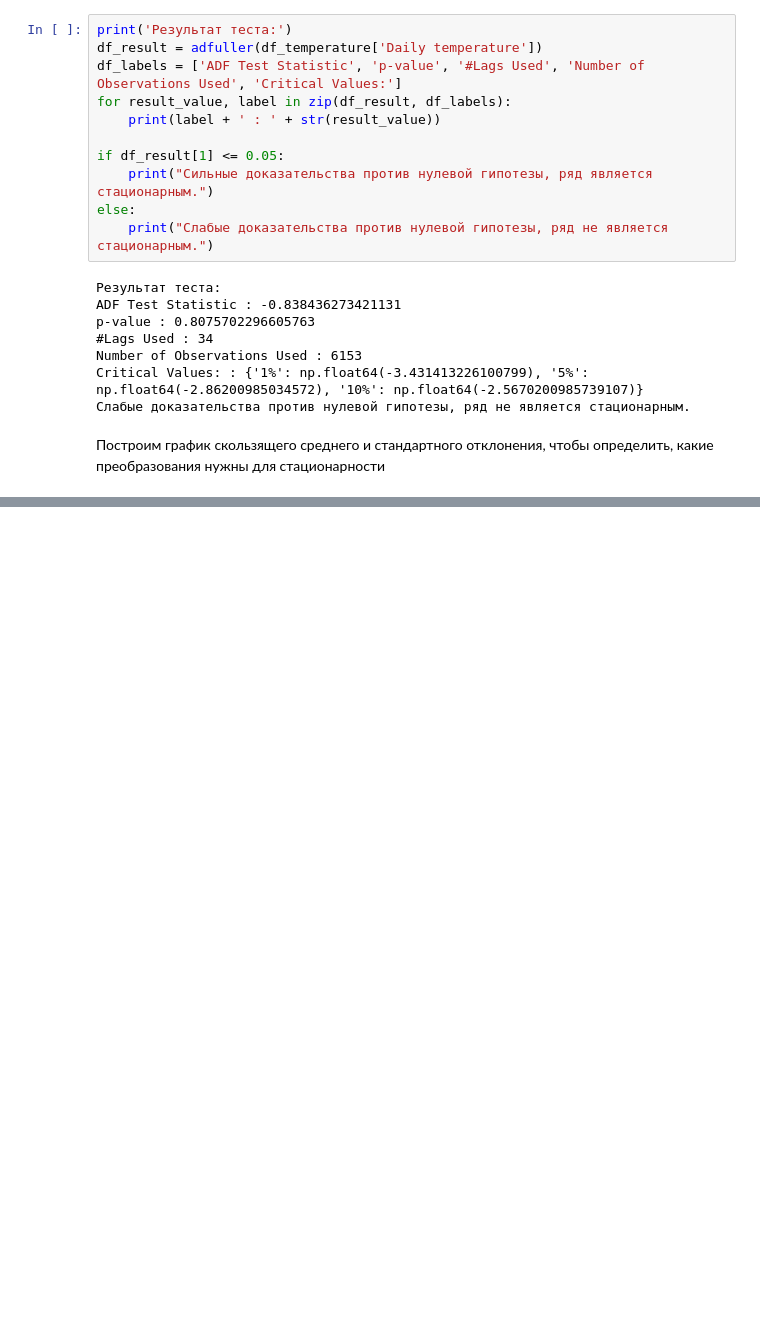
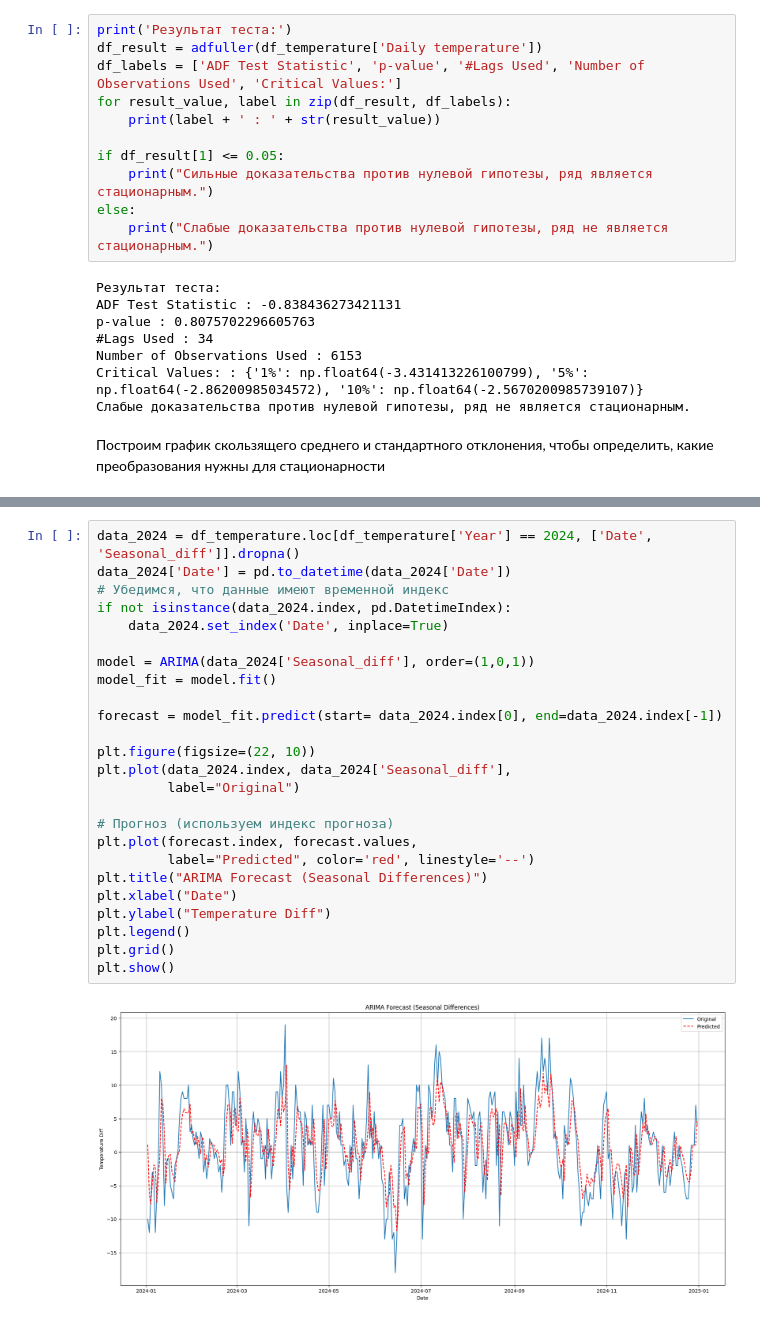
Before and after one commit to RevivedPhoenix/weather_prediction, a Jupyter notebook: prediction.ipynb, the cells around one changed output, grey strips where cells are left out. Saved outputs shown, nothing was run; the diff lists cells and outputs as text; blank space fills up the shorter version.

Commit message:
Prediction version 1.0

```diff
--- a/prediction.ipynb
+++ b/prediction.ipynb
@@ -176,0 +253,27 @@ plt.show()
+# %%
+data_2024 = df_temperature.loc[df_temperature['Year'] == 2024, ['Date', 'Seasonal_diff']].dropna()
+data_2024['Date'] = pd.to_datetime(data_2024['Date'])
+# Убедимся, что данные имеют временной индекс
+if not isinstance(data_2024.index, pd.DatetimeIndex):
+    data_2024.set_index('Date', inplace=True)
+
+model = ARIMA(data_2024['Seasonal_diff'], order=(1,0,1))
+model_fit = model.fit()
+
+forecast = model_fit.predict(start= data_2024.index[0], end=data_2024.index[-1])
+
+plt.figure(figsize=(22, 10))
+plt.plot(data_2024.index, data_2024['Seasonal_diff'],
+         label="Original")
+
+# Прогноз (используем индекс прогноза)
+plt.plot(forecast.index, forecast.values,
+         label="Predicted", color='red', linestyle='--')
+plt.title("ARIMA Forecast (Seasonal Differences)")
+plt.xlabel("Date")
+plt.ylabel("Temperature Diff")
+plt.legend()
+plt.grid()
+plt.show()
+# %% [output]
+[figure, added]
```
Also changed, not shown: parts of 7 cells of this notebook.
